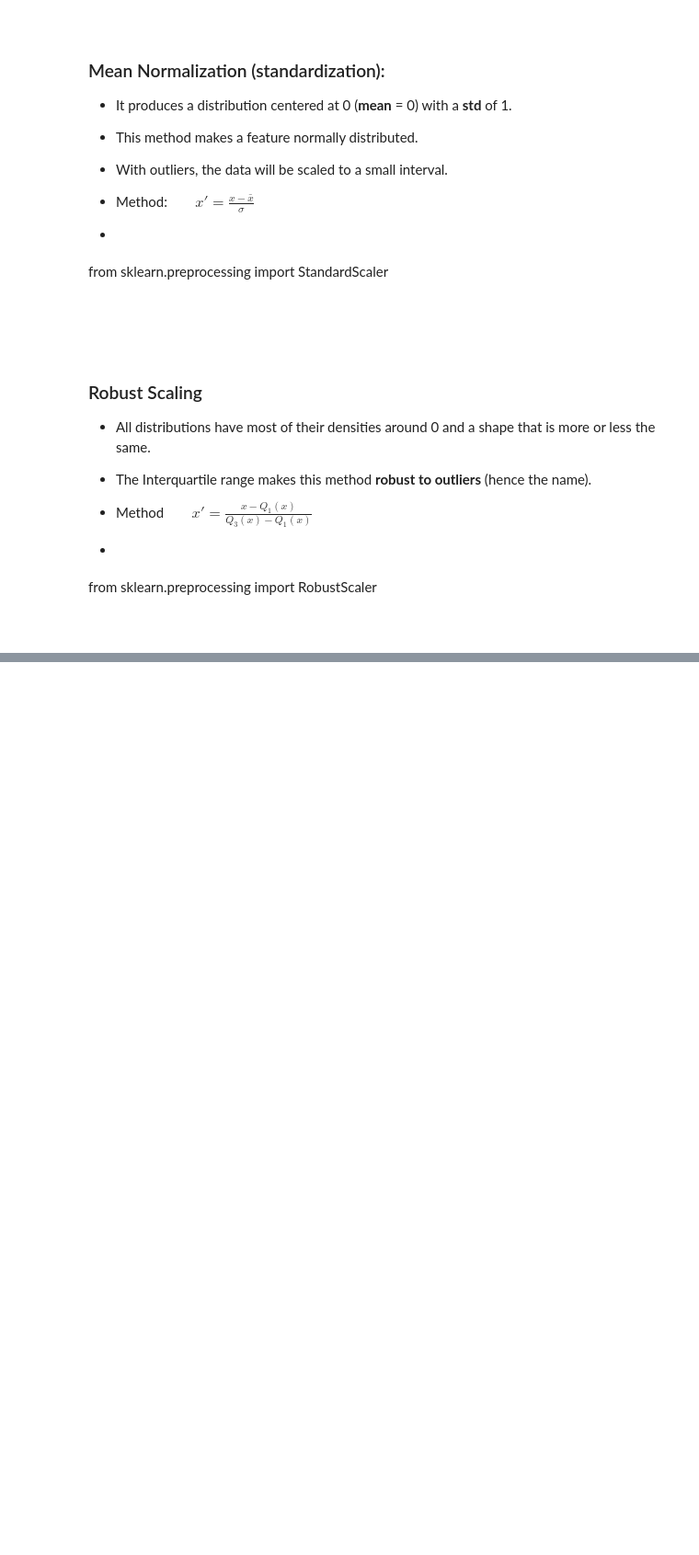
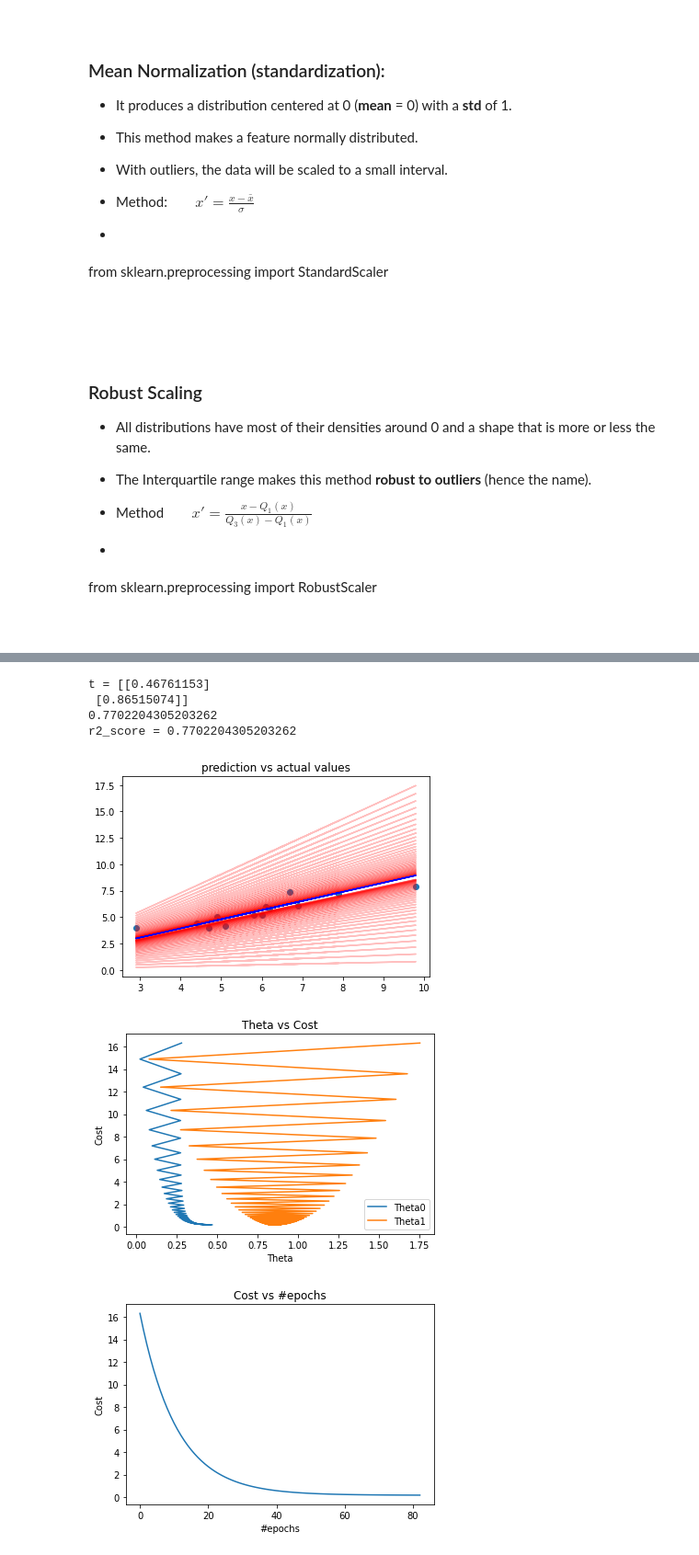
Before and after one commit to goondeal/ML, a Jupyter notebook: numerical_optimization/numerical_optimization.ipynb, the cells around one changed output, grey strips where cells are left out. Shown: that part at 92% size. Cells and saved outputs as stored; diff of their text form; code cells hidden in the pictures; blank space fills up the shorter version.

```diff
--- a/numerical_optimization/numerical_optimization.ipynb
+++ b/numerical_optimization/numerical_optimization.ipynb
@@ -216,0 +338,34 @@ plot_dist(data, robust_scaled_data, scaling_method="Robust")
+# %%
+# data = np.genfromtxt('MultipleLR.csv', delimiter=',')
+data = np.genfromtxt('RegData.csv', delimiter=',')
+x, y = shuffle_split_data(data)
+# x = np.linspace(0, 20)
+# y =
+
+# print(x.shape)
+# print(y.shape)
+
+result = linear_regression(x, y, alpha=0.05, max_iters=1000)
+t = result[0][-1]
+print('t =', t)
+h = np.c_[np.ones(shape=(x.shape[0], 1)), x] @ t
+
+print(r2_score(y, h))
+
+
+# y_pred = result[2]
+# y_pred = y_pred.reshape(y.shape[0], len(result[2]))
+
+# for i in range(10): # y_pred.shape[1]):
+#     plt.plot(x, y_pred[i])
+#     plt.show()
+# print(np.c_[h, y])
+plot_results(x, y, result)
+# %% [output]
+t = [[0.46761153]
+ [0.86515074]]
+0.7702204305203262
+r2_score = 0.7702204305203262
+[figure, added]
+[figure, added]
+[figure, added]
```
Also changed, not shown: parts of 20 cells of this notebook.
